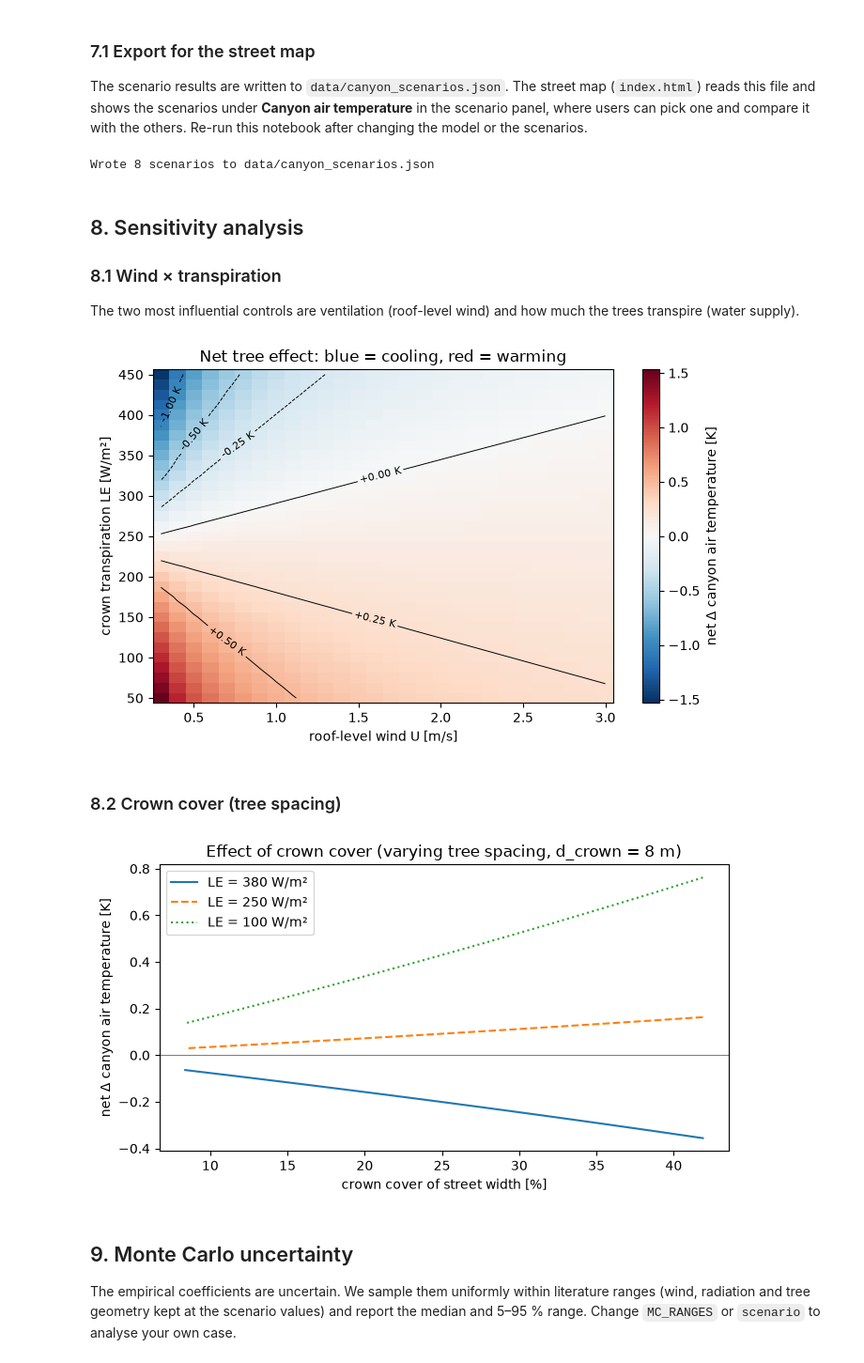
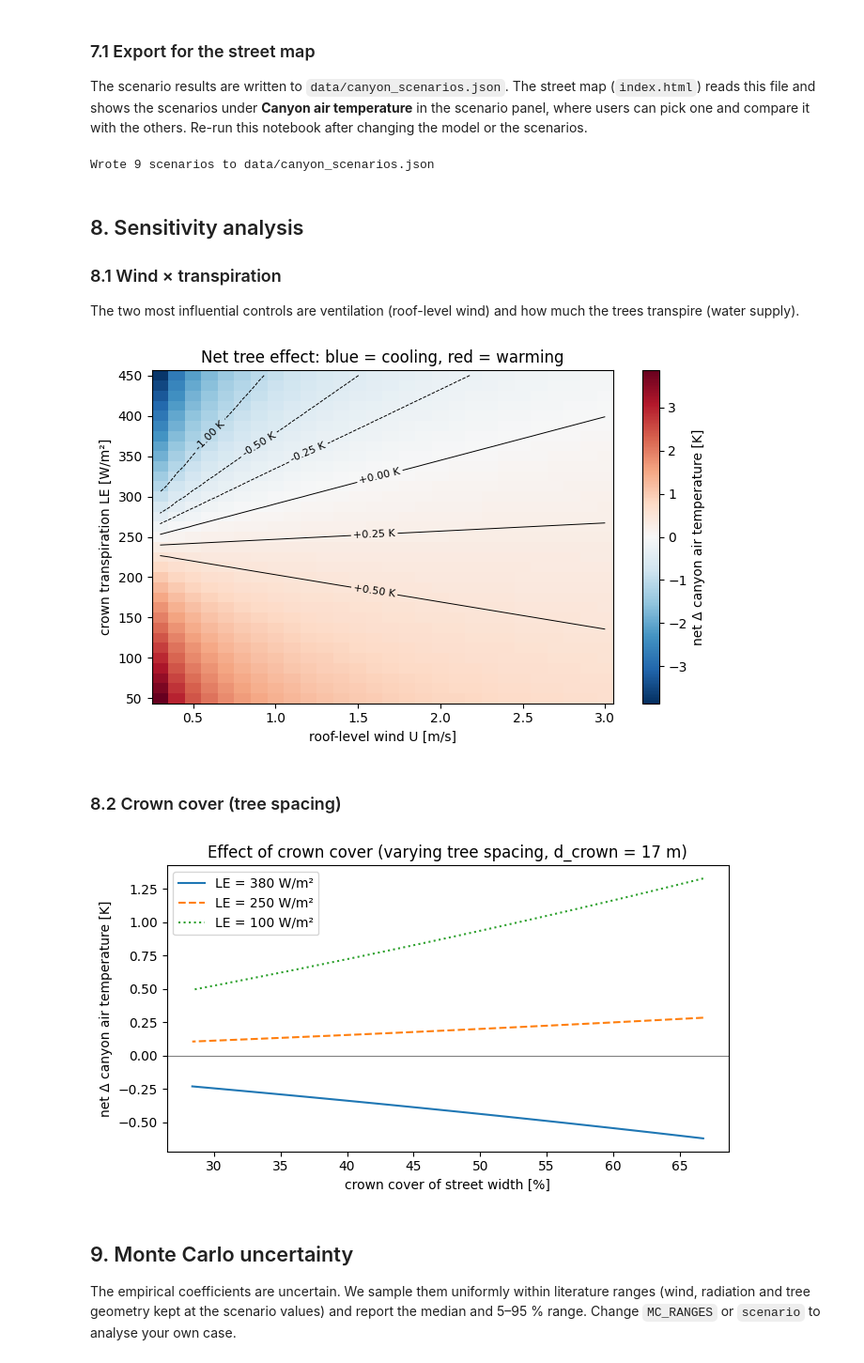
Before and after one commit to lupeterm/NeoN-Green, a Jupyter notebook: street_tree_cooling_model.ipynb, the cells around one changed output. Shown at 94% size. Saved outputs shown, nothing was run; the diff lists cells and outputs as text; code cells hidden in the pictures.

```diff
--- a/street_tree_cooling_model.ipynb
+++ b/street_tree_cooling_model.ipynb
@@ -152,8 +152,8 @@ class ModelInputs:
     alb_road: float = 0.10    # road albedo [-]
     f_H: float = 0.5          # fraction of absorbed radiation released as sensible heat [-]
     # trees
-    d_crown: float = 8.0      # crown diameter [m]
-    spacing: float = 10.0     # distance between trees along the street [m]
+    d_crown: float = 17.0     # crown diameter [m] (the map's medium tree)
+    spacing: float = 20.0     # distance between trees along the street [m]
     LAI: float = 4.0          # leaf area index [m2 m-2]
     k_ext: float = 0.5        # light extinction coefficient [-]
     alb_crown: float = 0.20   # crown albedo [-]
@@ -371,8 +371,9 @@ scenarios = {
     "Windy (U=2)":              {"U": 2.0},
     "Drought (LE=100)":         {"LE_crown": 100.0},
     "No drag (c_d=0)":          {"c_d": 0.0},
-    "Dense row (s=8 m)":        {"spacing": 8.0},
-    "Small trees (d=4 m)":      {"d_crown": 4.0},
+    "Dense row (s=17 m)":       {"spacing": 17.0},
+    "Small trees (d=6 m)":      {"d_crown": 6.0},
+    "Large trees (d=24 m, s=24 m)": {"d_crown": 24.0, "spacing": 24.0},
     "Narrow street (W=12 m)":   {"W": 12.0},
 }
 
@@ -441,7 +443,7 @@ export = {
 EXPORT_PATH.write_text(json.dumps(export, indent=1, ensure_ascii=False) + "\n", encoding="utf-8")
 print(f"Wrote {len(export['scenarios'])} scenarios to {EXPORT_PATH}")
 # %% [output]
-Wrote 8 scenarios to data/canyon_scenarios.json
+Wrote 9 scenarios to data/canyon_scenarios.json
 # %% [markdown]
 ## 8. Sensitivity analysis
 
@@ -463,25 +465,25 @@ ax.set_ylabel("crown transpiration LE [W/m²]")
 ax.set_title("Net tree effect: blue = cooling, red = warming")
 plt.tight_layout(); plt.show()
 # %% [output]
-[figure, old version]
+[figure, new version]
 # %% [markdown]
 ### 8.2 Crown cover (tree spacing)
 # %%
-spacings = np.linspace(6, 30, 49)
+spacings = np.linspace(base.d_crown, 40, 47)  # from crowns touching to wide gaps
 outs = [run_model(replace(base, spacing=s)) for s in spacings]
 cover = [o.crown_cover * 100 for o in outs]
 
 fig, ax = plt.subplots(figsize=(7, 4))
 for le, ls in [(380, "-"), (250, "--"), (100, ":")]:
     ax.plot(cover, [run_model(replace(base, spacing=s, LE_crown=le)).dT_total for s in spacings],
             ls, label=f"LE = {le} W/m²")
 ax.axhline(0, color="grey", lw=0.8)
 ax.set_xlabel("crown cover of street width [%]")
 ax.set_ylabel("net Δ canyon air temperature [K]")
-ax.set_title("Effect of crown cover (varying tree spacing, d_crown = 8 m)")
+ax.set_title(f"Effect of crown cover (varying tree spacing, d_crown = {base.d_crown:g} m)")
 ax.legend(); plt.tight_layout(); plt.show()
 # %% [output]
-[figure, old version]
+[figure, new version]
 # %% [markdown]
 ## 9. Monte Carlo uncertainty
 
```
Also changed, not shown: parts of 7 cells of this notebook, 3 other files.
